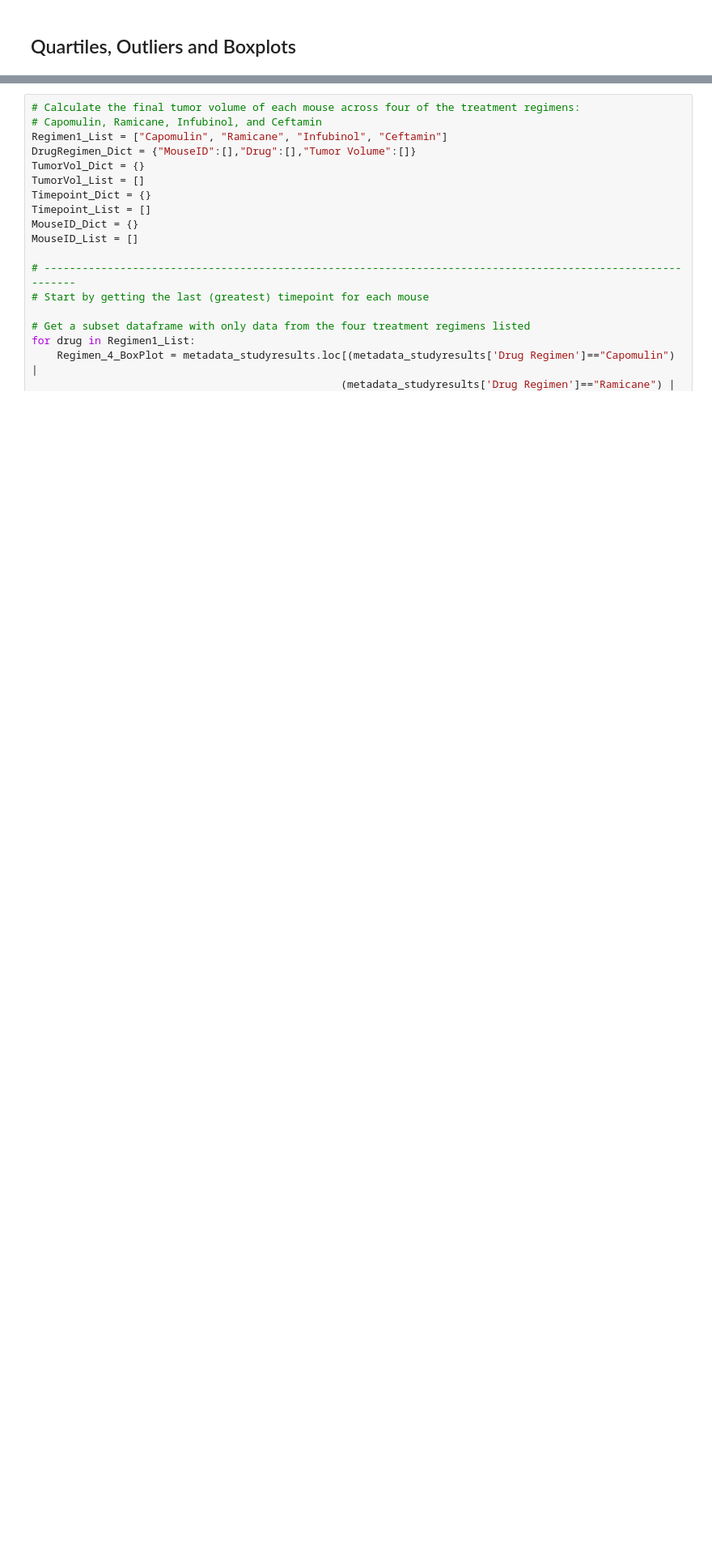
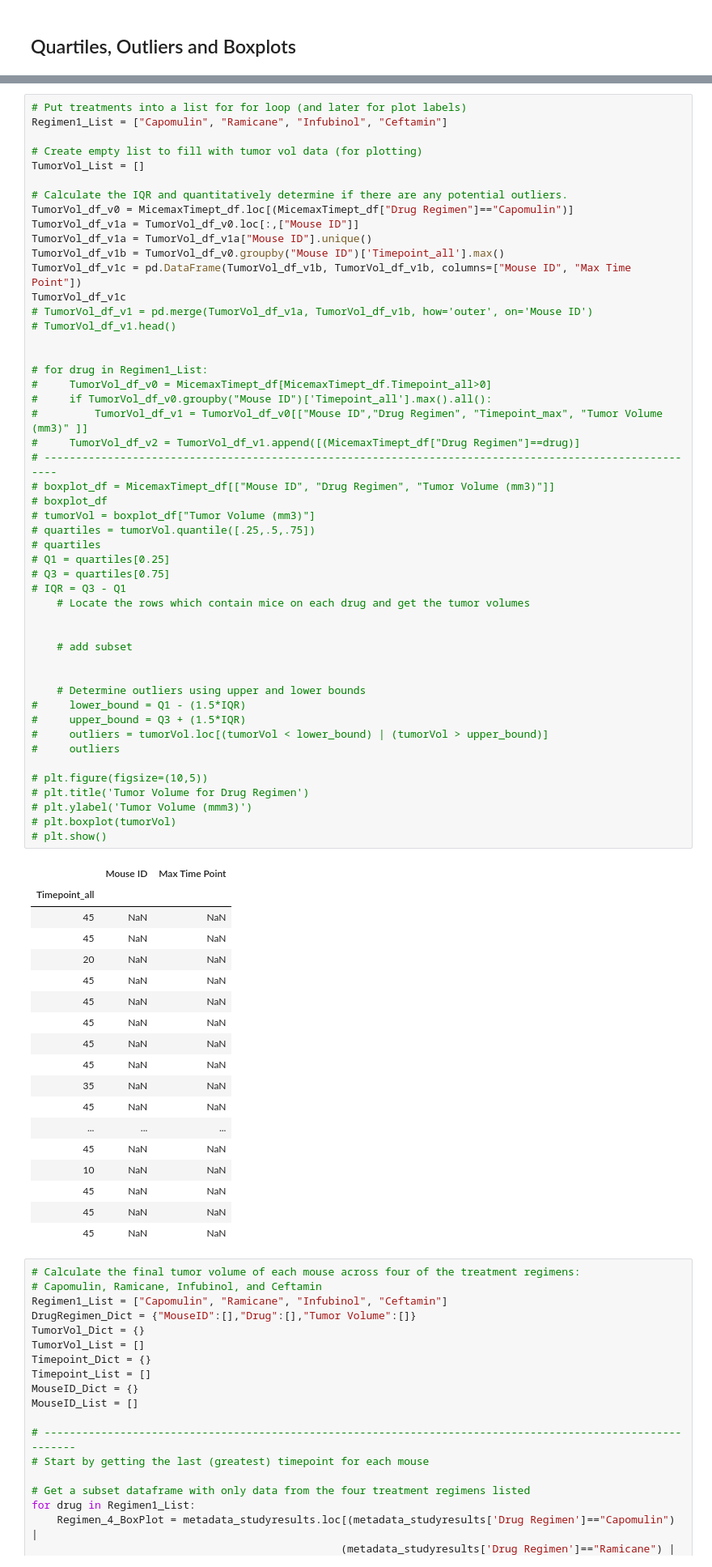
Before and after one commit to eobianyor/Matplotlib-project, a Jupyter notebook: Pymaceuticals/pymaceuticals_starter.ipynb, the cells around one changed output, grey strips where cells are left out. Shown: that part at 81% size. Drawn from its saved outputs; the diff is of its cells as text; blank space fills up the shorter version.

Commit message:
Working on Boxplot again

```diff
--- a/Pymaceuticals/pymaceuticals_starter.ipynb
+++ b/Pymaceuticals/pymaceuticals_starter.ipynb
@@ -307,3 +331,71 @@ plt.pie(sizes, labels=labels, colors=colors, autopct="%1.1f%%", shadow=True, sta
+# %%
+# Put treatments into a list for for loop (and later for plot labels)
+Regimen1_List = ["Capomulin", "Ramicane", "Infubinol", "Ceftamin"]
+
+# Create empty list to fill with tumor vol data (for plotting)
+TumorVol_List = []
+
+# Calculate the IQR and quantitatively determine if there are any potential outliers.
+TumorVol_df_v0 = MicemaxTimept_df.loc[(MicemaxTimept_df["Drug Regimen"]=="Capomulin")]
+TumorVol_df_v1a = TumorVol_df_v0.loc[:,["Mouse ID"]]
+TumorVol_df_v1a = TumorVol_df_v1a["Mouse ID"].unique()
+TumorVol_df_v1b = TumorVol_df_v0.groupby("Mouse ID")['Timepoint_all'].max()
+TumorVol_df_v1c = pd.DataFrame(TumorVol_df_v1b, TumorVol_df_v1b, columns=["Mouse ID", "Max Time Point"])
+TumorVol_df_v1c
+# TumorVol_df_v1 = pd.merge(TumorVol_df_v1a, TumorVol_df_v1b, how='outer', on='Mouse ID')
+# TumorVol_df_v1.head()
+
+
+# for drug in Regimen1_List:
+#     TumorVol_df_v0 = MicemaxTimept_df[MicemaxTimept_df.Timepoint_all>0]
+#     if TumorVol_df_v0.groupby("Mouse ID")['Timepoint_all'].max().all():
+#         TumorVol_df_v1 = TumorVol_df_v0[["Mouse ID","Drug Regimen", "Timepoint_max", "Tumor Volume (mm3)" ]]
+#     TumorVol_df_v2 = TumorVol_df_v1.append([(MicemaxTimept_df["Drug Regimen"]==drug)]
+# ---------------------------------------------------------------------------------------------------------
+# boxplot_df = MicemaxTimept_df[["Mouse ID", "Drug Regimen", "Tumor Volume (mm3)"]]
+# boxplot_df
+# tumorVol = boxplot_df["Tumor Volume (mm3)"]
+# quartiles = tumorVol.quantile([.25,.5,.75])
+# quartiles
+# Q1 = quartiles[0.25]
+# Q3 = quartiles[0.75]
+# IQR = Q3 - Q1
+    # Locate the rows which contain mice on each drug and get the tumor volumes
+
+
+    # add subset
+
+
+    # Determine outliers using upper and lower bounds
+#     lower_bound = Q1 - (1.5*IQR)
+#     upper_bound = Q3 + (1.5*IQR)
+#     outliers = tumorVol.loc[(tumorVol < lower_bound) | (tumorVol > upper_bound)]
+#     outliers
+
+# plt.figure(figsize=(10,5))
+# plt.title('Tumor Volume for Drug Regimen')
+# plt.ylabel('Tumor Volume (mmm3)')
+# plt.boxplot(tumorVol)
+# plt.show()
+# %% [output]
+|  | Mouse ID | Max Time Point |
+| Timepoint_all |  |  |
+| 45 | NaN | NaN |
+| 45 | NaN | NaN |
+| 20 | NaN | NaN |
+| 45 | NaN | NaN |
+| 45 | NaN | NaN |
+| 45 | NaN | NaN |
+| 45 | NaN | NaN |
+| 45 | NaN | NaN |
+| 35 | NaN | NaN |
+| 45 | NaN | NaN |
+| ... | ... | ... |
+| 45 | NaN | NaN |
+| 10 | NaN | NaN |
+| 45 | NaN | NaN |
+| 45 | NaN | NaN |
+| 45 | NaN | NaN |
 # %%
 # Calculate the final tumor volume of each mouse across four of the treatment regimens:
 # Capomulin, Ramicane, Infubinol, and Ceftamin
```
Also changed, not shown: parts of 2 cells of this notebook.
